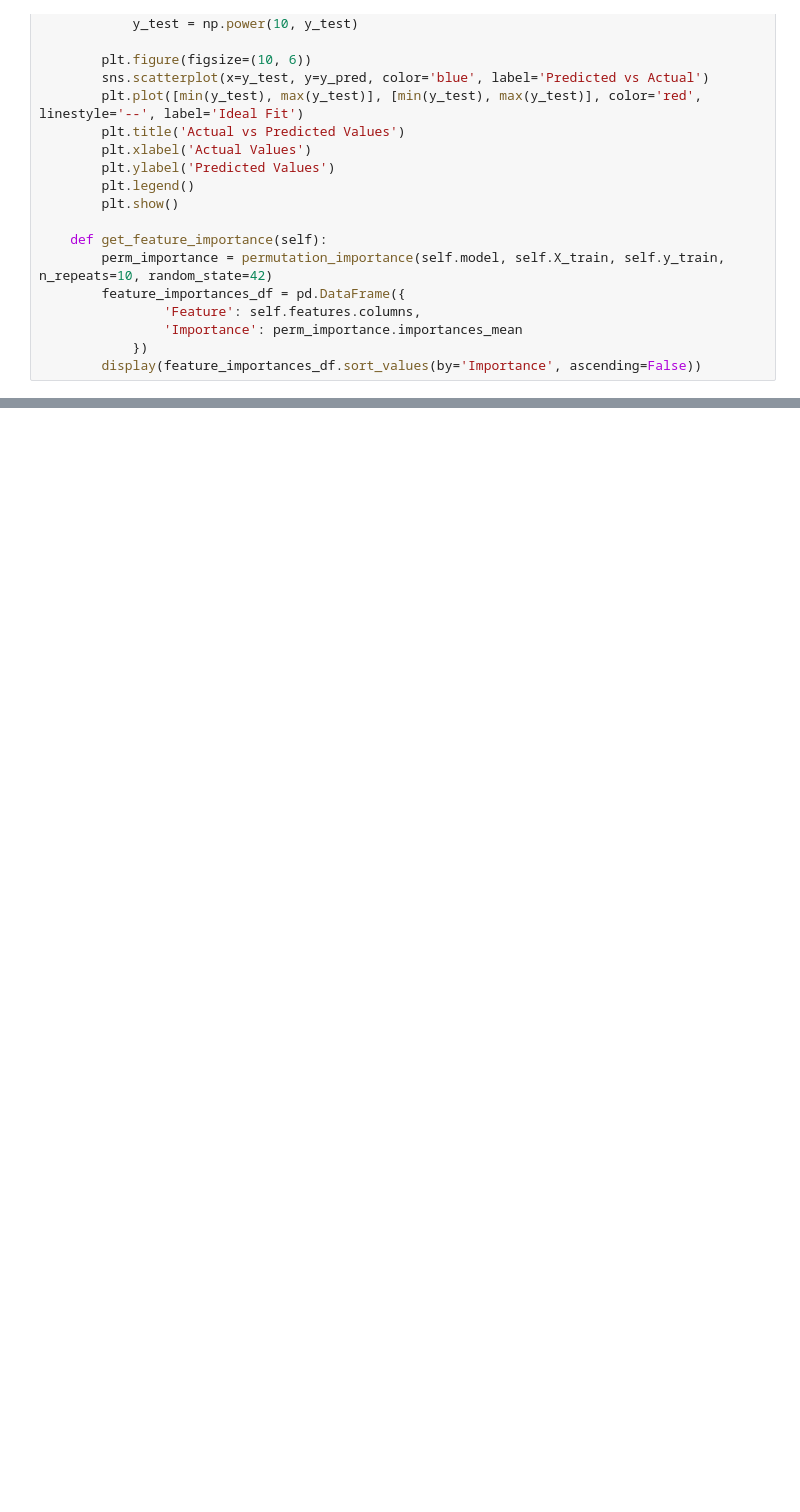
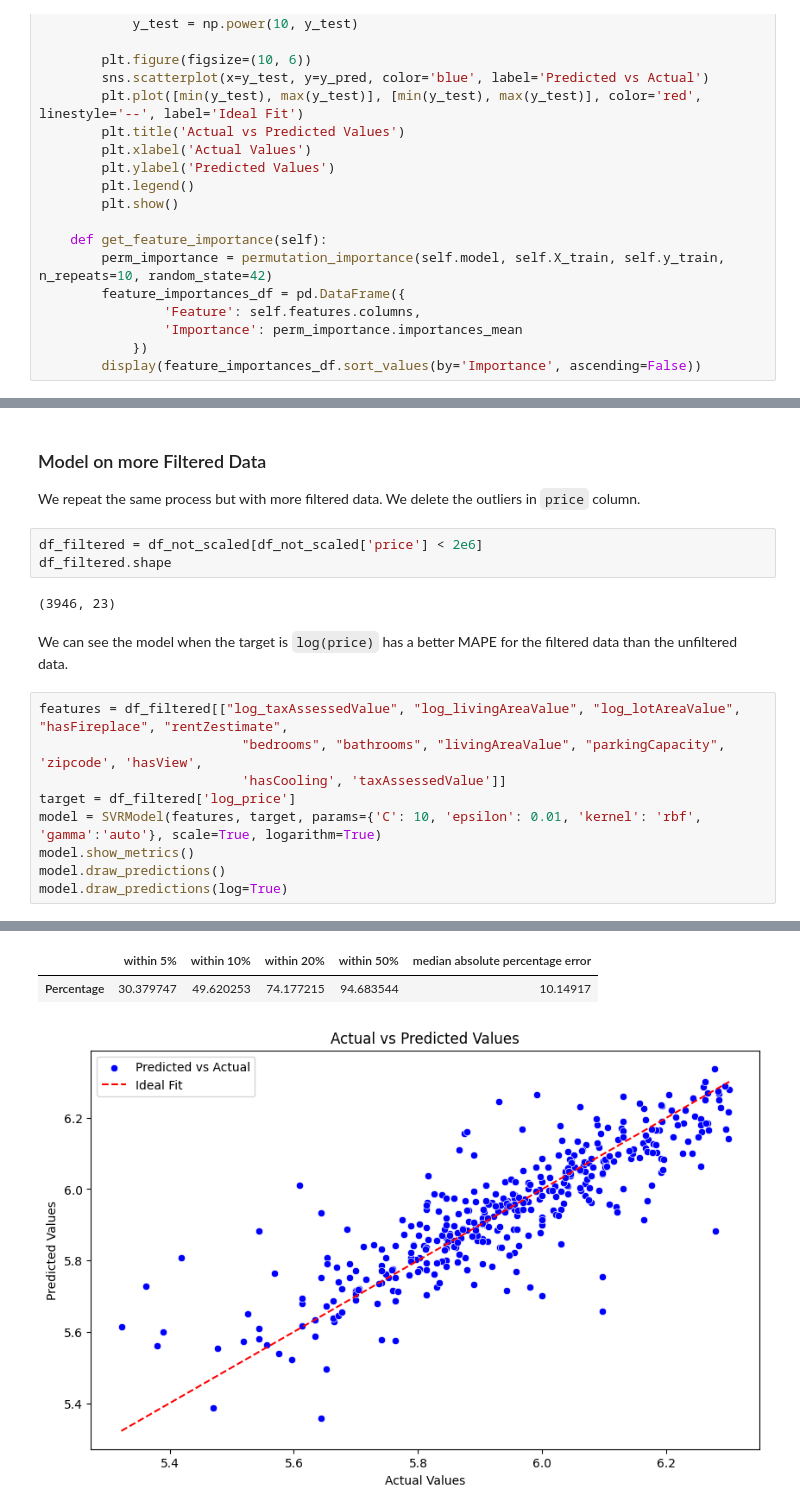
Before and after one commit to MAmin-y/House-price-analysis-and-prediction-LA-2024, a Jupyter notebook: Phase2/svr.ipynb, the cells around one changed output, grey strips where cells are left out. Saved outputs shown, nothing was run; the diff lists cells and outputs as text; blank space fills up the shorter version.

```diff
--- a/Phase2/svr.ipynb
+++ b/Phase2/svr.ipynb
@@ -381,0 +259,21 @@ Notes:
+# %% [markdown]
+### Model on more Filtered Data
+
+We repeat the same process but with more filtered data. We delete the outliers in `price` column.
+# %%
+df_filtered = df_not_scaled[df_not_scaled['price'] < 2e6]
+df_filtered.shape
+# %% [output]
+(3946, 23)
+# %% [markdown]
+We can see the model when the target is `log(price)` has a better MAPE for the filtered data than the unfiltered data.
+# %%
+features = df_filtered[["log_taxAssessedValue", "log_livingAreaValue", "log_lotAreaValue", "hasFireplace", "rentZestimate",
+                          "bedrooms", "bathrooms", "livingAreaValue", "parkingCapacity", 'zipcode', 'hasView',
+                          'hasCooling', 'taxAssessedValue']]
+target = df_filtered['log_price']
+model = SVRModel(features, target, params={'C': 10, 'epsilon': 0.01, 'kernel': 'rbf', 'gamma':'auto'}, scale=True, logarithm=True)
+model.show_metrics()
+model.draw_predictions()
+model.draw_predictions(log=True)
+# %% [output]
@@ -381,0 +284,3 @@ Notes:
+|  | within 5% | within 10% | within 20% | within 50% | median absolute percentage error |
+| Percentage | 30.379747 | 49.620253 | 74.177215 | 94.683544 | 10.14917 |
+[figure, added]
```
Also changed, not shown: parts of 37 cells of this notebook, 1 other file.
